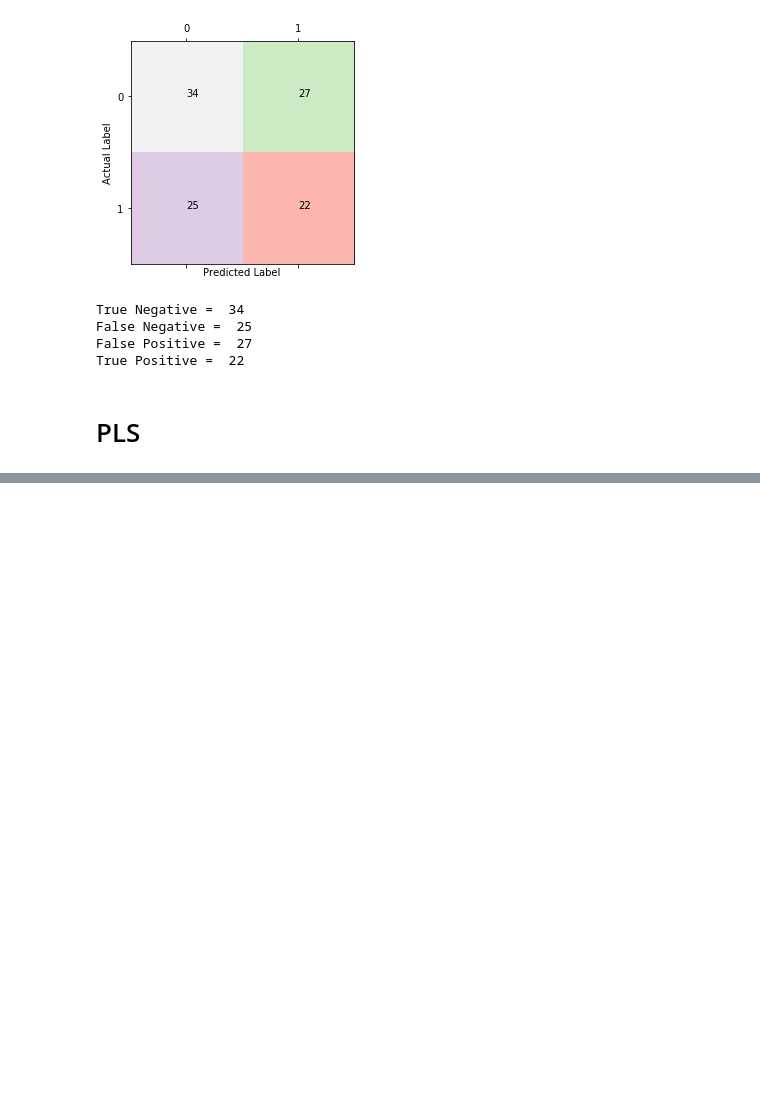
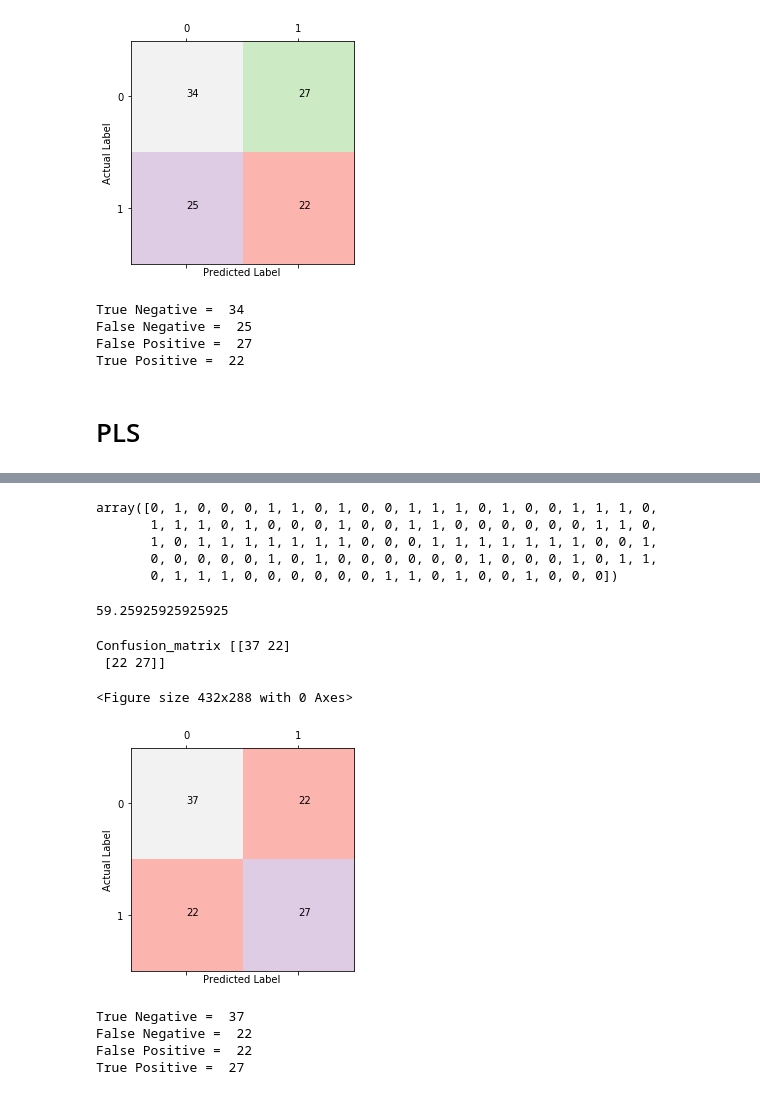
Before and after one commit to brainhack-school2020/tjays7_fmri, a Jupyter notebook: gender_fmri.ipynb, the cells around one changed output, grey strips where cells are left out. Cells and saved outputs as stored; diff of their text form; code cells hidden in the pictures; blank space fills up the shorter version.

```diff
--- a/gender_fmri.ipynb
+++ b/gender_fmri.ipynb
@@ -804,0 +819,7 @@ PLSRegression?
+# %%
+clf_pls = PLSRegression(n_components = 5)
+# scores
+mse = cross_val_score(clf_pls, X_train, y_train, cv=10, scoring='neg_mean_squared_error')
+print(acc.mean() * 100)
+print(mse.mean() * 100)
+y_pred = cross_val_predict(clf_pls, X_train, y_train, cv = 10)
@@ -804,0 +853,2 @@ PLSRegression?
+# %%
+y_pred = y_pred.reshape(108,)
@@ -804,0 +875,3 @@ PLSRegression?
+# %%
+y_pred = y_pred > 0.5
+y_pred
@@ -804,0 +891,26 @@ PLSRegression?
+# %%
+np.multiply(y_pred,1)
+# %% [output]
+array([0, 1, 0, 0, 0, 1, 1, 0, 1, 0, 0, 1, 1, 1, 0, 1, 0, 0, 1, 1, 1, 0,
+       1, 1, 1, 0, 1, 0, 0, 0, 1, 0, 0, 1, 1, 0, 0, 0, 0, 0, 0, 1, 1, 0,
+       1, 0, 1, 1, 1, 1, 1, 1, 1, 0, 0, 0, 1, 1, 1, 1, 1, 1, 1, 0, 0, 1,
+       0, 0, 0, 0, 0, 1, 0, 1, 0, 0, 0, 0, 0, 0, 1, 0, 0, 0, 1, 0, 1, 1,
+       0, 1, 1, 1, 0, 0, 0, 0, 0, 0, 1, 1, 0, 1, 0, 0, 1, 0, 0, 0])
+# %%
+from sklearn.metrics import accuracy_score
+
+
+print(accuracy_score(y_train,y_pred)*100)
+# %% [output]
+59.25925925925925
+# %%
+conf_matrix(y_train, y_pred)
+# %% [output]
+Confusion_matrix [[37 22]
+ [22 27]]
+<Figure size 432x288 with 0 Axes>
+[figure, added]
+True Negative =  37
+False Negative =  22
+False Positive =  22
+True Positive =  27
```
Also changed, not shown: parts of 10 cells of this notebook.
